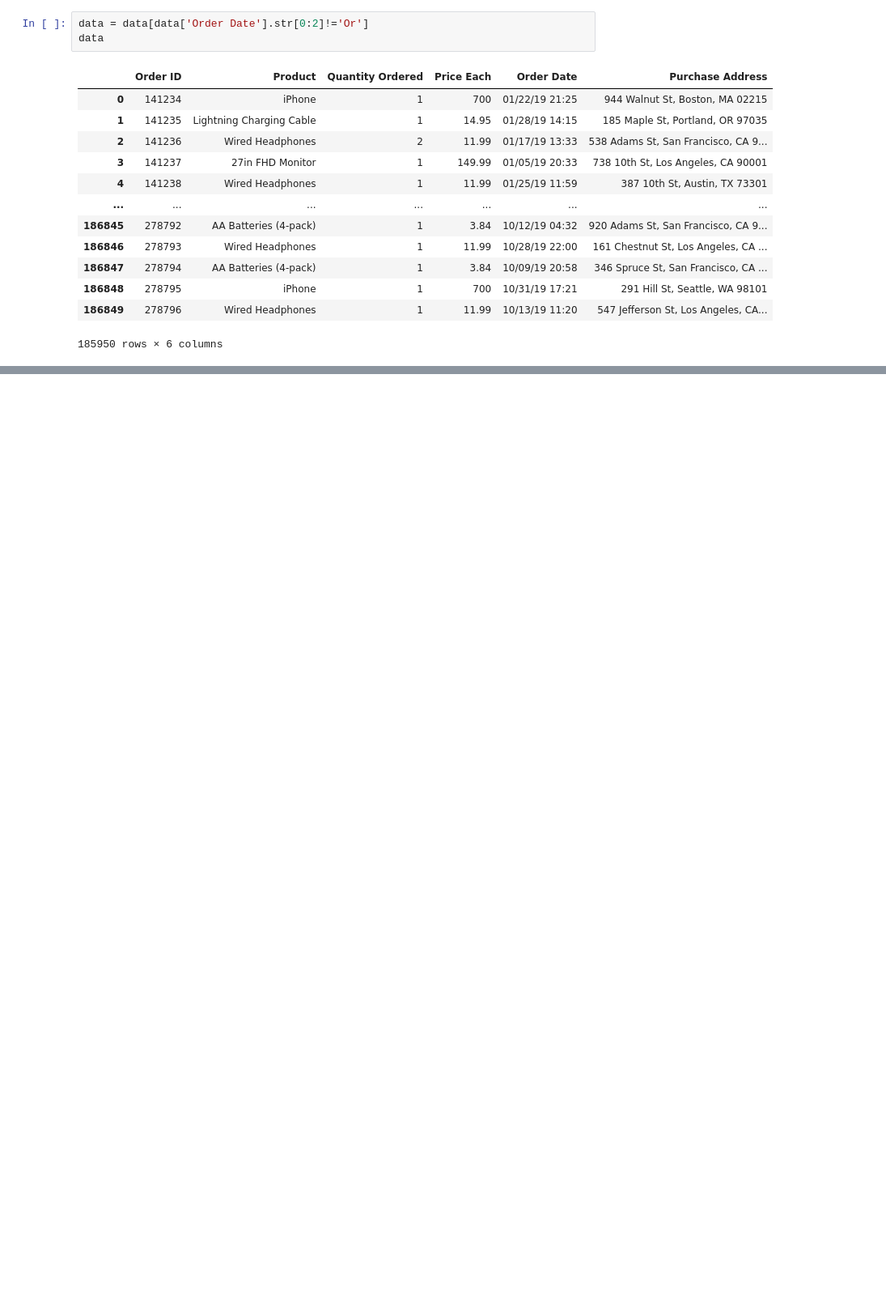
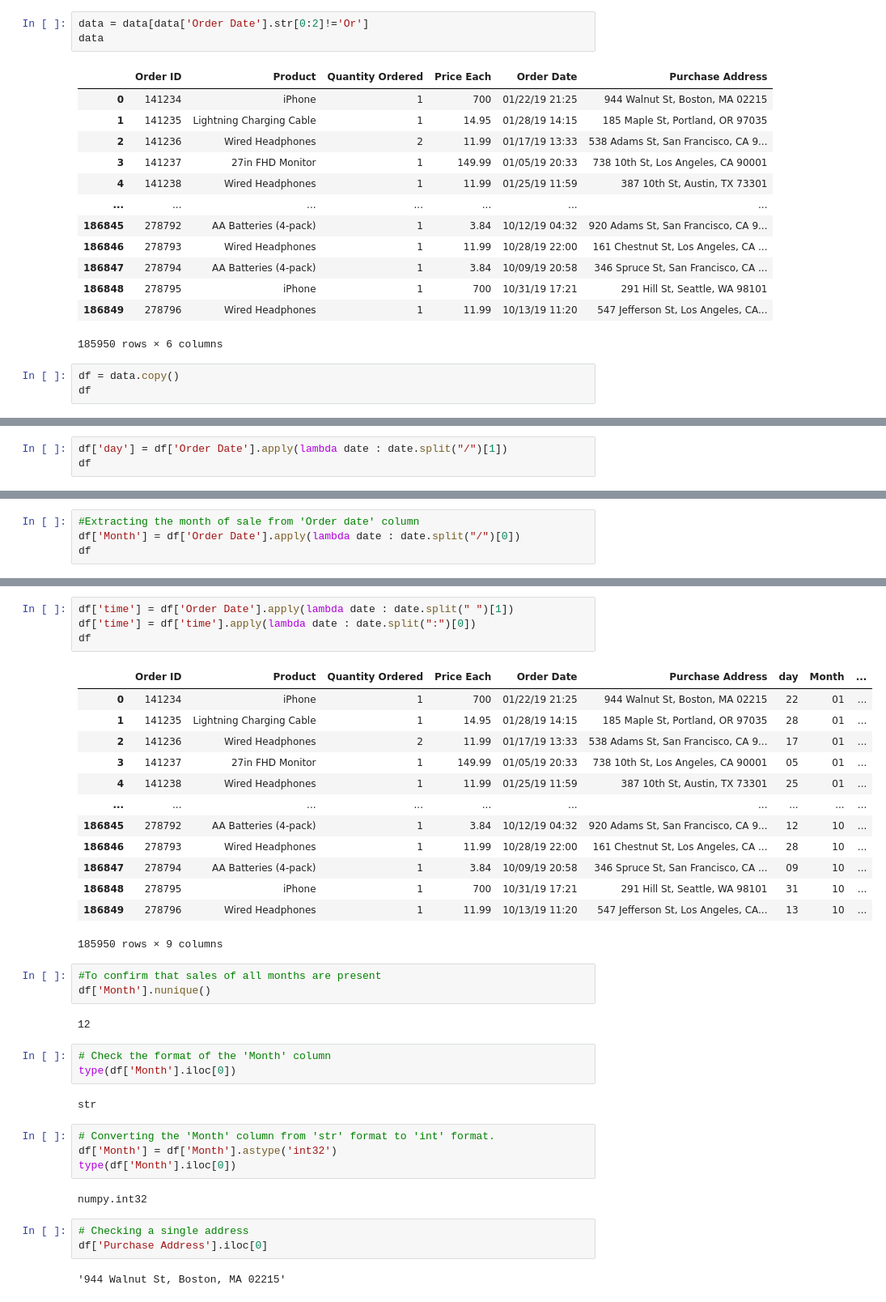
Before and after one commit to GauravMKedia/Data_Analysis, a Jupyter notebook: Sales_2/Solar_P2.ipynb, the cells around one changed output, grey strips where cells are left out. Shown at 81% size. Saved outputs shown, nothing was run; the diff lists cells and outputs as text; blank space fills up the shorter version.

```diff
--- a/Sales_2/Solar_P2.ipynb
+++ b/Sales_2/Solar_P2.ipynb
@@ -154,3 +142,6 @@ data
 | 186848 | 278795 | iPhone | 1 | 700 | 10/31/19 17:21 | 291 Hill St, Seattle, WA 98101 |
 | 186849 | 278796 | Wired Headphones | 1 | 11.99 | 10/13/19 11:20 | 547 Jefferson St, Los Angeles, CA... |
 185950 rows × 6 columns
+# %%
+df = data.copy()
+df
@@ -156,0 +162,3 @@ data
+# %%
+df['day'] = df['Order Date'].apply(lambda date : date.split("/")[1])
+df
@@ -156,0 +179,4 @@ data
+# %%
+#Extracting the month of sale from 'Order date' column
+df['Month'] = df['Order Date'].apply(lambda date : date.split("/")[0])
+df
@@ -156,0 +197,39 @@ data
+# %%
+df['time'] = df['Order Date'].apply(lambda date : date.split(" ")[1])
+df['time'] = df['time'].apply(lambda date : date.split(":")[0])
+df
+# %% [output]
+|  | Order ID | Product | Quantity Ordered | Price Each | Order Date | Purchase Address | day | Month | ... |
+| 0 | 141234 | iPhone | 1 | 700 | 01/22/19 21:25 | 944 Walnut St, Boston, MA 02215 | 22 | 01 | ... |
+| 1 | 141235 | Lightning Charging Cable | 1 | 14.95 | 01/28/19 14:15 | 185 Maple St, Portland, OR 97035 | 28 | 01 | ... |
+| 2 | 141236 | Wired Headphones | 2 | 11.99 | 01/17/19 13:33 | 538 Adams St, San Francisco, CA 9... | 17 | 01 | ... |
+| 3 | 141237 | 27in FHD Monitor | 1 | 149.99 | 01/05/19 20:33 | 738 10th St, Los Angeles, CA 90001 | 05 | 01 | ... |
+| 4 | 141238 | Wired Headphones | 1 | 11.99 | 01/25/19 11:59 | 387 10th St, Austin, TX 73301 | 25 | 01 | ... |
+| ... | ... | ... | ... | ... | ... | ... | ... | ... | ... |
+| 186845 | 278792 | AA Batteries (4-pack) | 1 | 3.84 | 10/12/19 04:32 | 920 Adams St, San Francisco, CA 9... | 12 | 10 | ... |
+| 186846 | 278793 | Wired Headphones | 1 | 11.99 | 10/28/19 22:00 | 161 Chestnut St, Los Angeles, CA ... | 28 | 10 | ... |
+| 186847 | 278794 | AA Batteries (4-pack) | 1 | 3.84 | 10/09/19 20:58 | 346 Spruce St, San Francisco, CA ... | 09 | 10 | ... |
+| 186848 | 278795 | iPhone | 1 | 700 | 10/31/19 17:21 | 291 Hill St, Seattle, WA 98101 | 31 | 10 | ... |
+| 186849 | 278796 | Wired Headphones | 1 | 11.99 | 10/13/19 11:20 | 547 Jefferson St, Los Angeles, CA... | 13 | 10 | ... |
+185950 rows × 9 columns
+# %%
+#To confirm that sales of all months are present
+df['Month'].nunique()
+# %% [output]
+12
+# %%
+# Check the format of the 'Month' column
+type(df['Month'].iloc[0])
+# %% [output]
+str
+# %%
+# Converting the 'Month' column from 'str' format to 'int' format.
+df['Month'] = df['Month'].astype('int32')
+type(df['Month'].iloc[0])
+# %% [output]
+numpy.int32
+# %%
+# Checking a single address
+df['Purchase Address'].iloc[0]
+# %% [output]
+'944 Walnut St, Boston, MA 02215'
```
Also changed, not shown: parts of 7 cells of this notebook.
